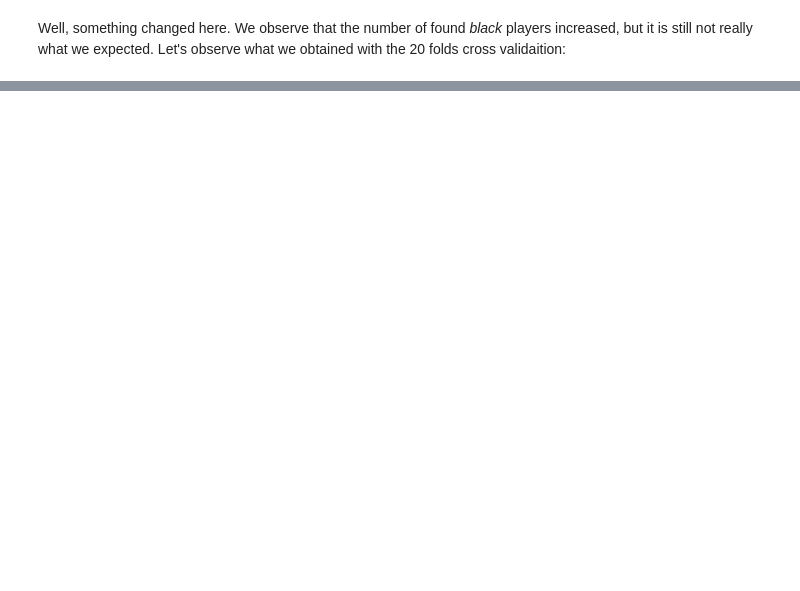
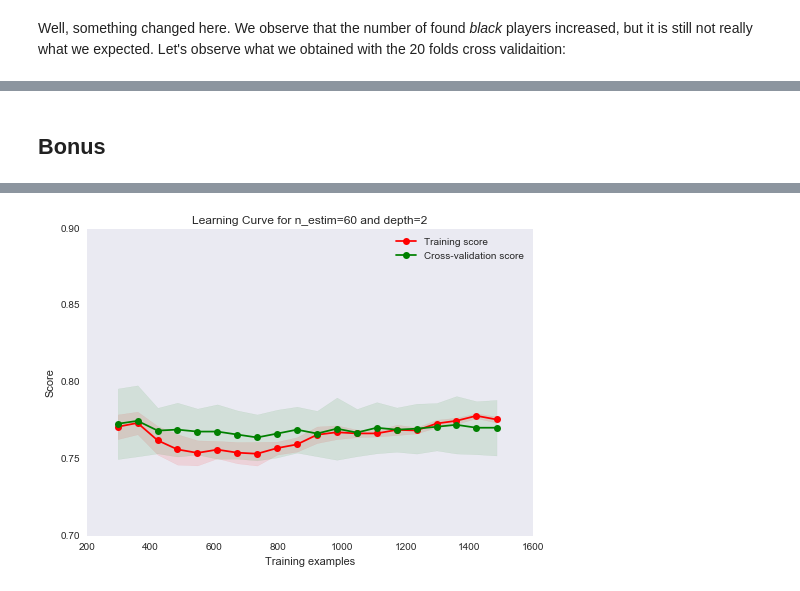
Before and after one commit to Rivollet/ADAHomework, a Jupyter notebook: 04 - Applied ML/HW4 - Applied Machine Learning.ipynb, the cells around one changed output, grey strips where cells are left out. Drawn from its saved outputs; the diff is of its cells as text; code cells hidden in the pictures; blank space fills up the shorter version.

```diff
--- a/04 - Applied ML/HW4 - Applied Machine Learning.ipynb
+++ b/04 - Applied ML/HW4 - Applied Machine Learning.ipynb
@@ -424,0 +428,9 @@ array([[1185,    1],
+# %%
+# Initialization
+parameters = ['height', 'weight', 'games', 'victories', 'ties', 'defeats', 'goals', 'yellowCards', 'yellowReds', 'redCards', 'meanIAT', 'meanExp']
+X = df_players[parameters]
+y = df_players['skin color']
+
+cv = 20
+n_estimators = np.arange(10, 110, 10)
+max_depth = np.arange(1, 8, 1)
@@ -424,0 +518,11 @@ array([[1185,    1],
+# %% [markdown]
+## Bonus
+# %%
+train_sizes = np.linspace(0.2,1,20)
+# %%
+n_estimators = 60
+max_depth = 2
+estimator = RandomForestClassifier(n_estimators=n_estimators, max_depth=max_depth)
+title = 'Learning Curve for n_estim={} and depth={}'.format(n_estimators, max_depth)
+plot_learning_curve(estimator, title, X, y, ylim=(0.7, 0.9), cv=20, train_sizes=train_sizes)
+# %% [output]
@@ -424,0 +530 @@ array([[1185,    1],
+[figure, added]
```
Also changed, not shown: parts of 29 cells of this notebook, 3 other files.
